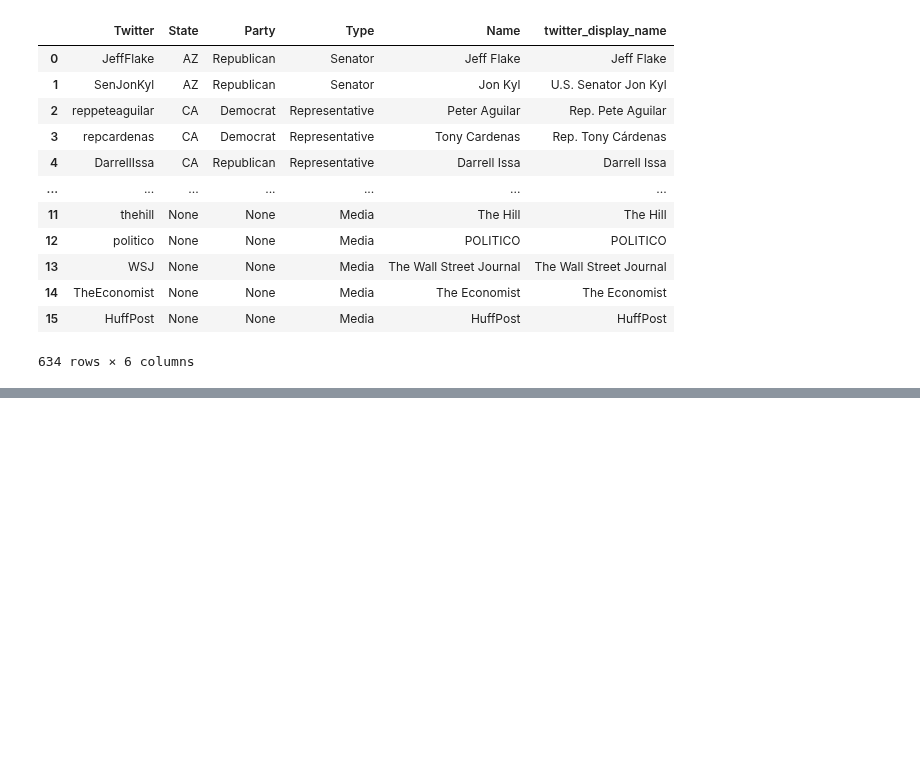
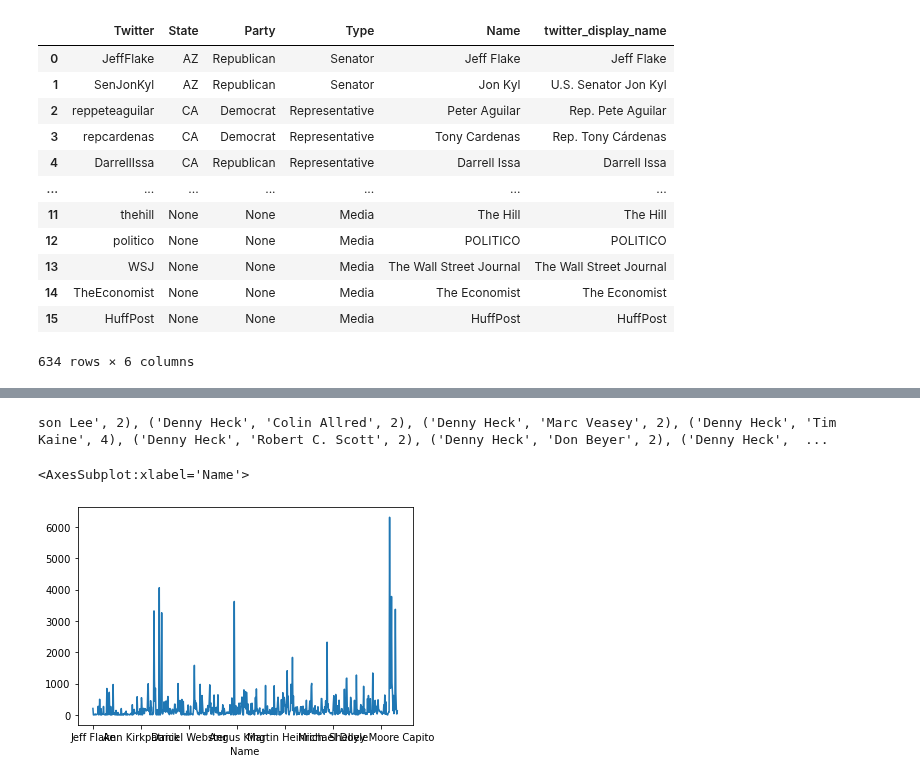
Before and after one commit to idariis/Social-Graphs-Project-E20, a Jupyter notebook: Notebooks/Make_ReTweet_Graph.ipynb, the cells around one changed output, grey strips where cells are left out. Drawn from its saved outputs; the diff is of its cells as text; code cells hidden in the pictures; blank space fills up the shorter version.

Commit message:
clean tweets tmp

```diff
--- a/Notebooks/Make_ReTweet_Graph.ipynb
+++ b/Notebooks/Make_ReTweet_Graph.ipynb
@@ -34,5 +37,3 @@ Data_Full
 | 14 | TheEconomist | None | None | Media | The Economist | The Economist |
 | 15 | HuffPost | None | None | Media | HuffPost | HuffPost |
 634 rows × 6 columns
-# %%
-retweets_pd = congress_tweets[congress_tweets['retweet'] != False]
@@ -44,2 +40,3 @@ Data_Full[Data_Full['Twitter'] == 'KamalaHarris']
 # %%
-retweets_pd = retweets_pd[retweets_pd['retweet'].isin(Data_Full.Twitter)]
+df_retweets = df_congress_tweets[df_congress_tweets['retweet'].isin(Data_Full.Twitter)]
+df_retweets.head()
@@ -60,8 +52,10 @@ Data_Full[Data_Full['twitter_display_name'] == 'Rep. Lloyd Smucker']
 # %%
 for idx, retweet in tqdm(retweets_pd.iterrows(), total=len(retweets_pd)):
-    print(retweet['user_name'] )
-    print(retweet['retweet'] )
-    row = twitter_name_dict1[ retweet['user_name'] ]
-    col = twitter_name_dict2[ retweet['retweet'] ]
 
-    df_retweets.loc[row, col] += 1
+    retweeter = retweet['user_name']
+    original_poster = retweet['retweet']
+
+    retweeter_name = Data_Full[Data_Full['twitter_display_name'] == retweeter]['Name'].values[0]
+    original_poster_name = Data_Full[Data_Full['Twitter'] == original_poster]['Name'].values[0]
+
+    df_retweets.loc[retweeter_name, original_poster_name] += 1
@@ -76,2 +69,9 @@ retweets_pd
+# %%
+G.edges.data("weight")
+# %% [output]
+son Lee', 2), ('Denny Heck', 'Colin Allred', 2), ('Denny Heck', 'Marc Veasey', 2), ('Denny Heck', 'Tim Kaine', 4), ('Denny Heck', 'Robert C. Scott', 2), ('Denny Heck', 'Don Beyer', 2), ('Denny Heck',  ...
 # %%
-df_retweets.sum().sum()
+df_retweets.sum(axis = 0).plot()
+# %% [output]
+<AxesSubplot:xlabel='Name'>
+[figure, added]
```
Also changed, not shown: parts of 17 cells of this notebook, 1 other file.
